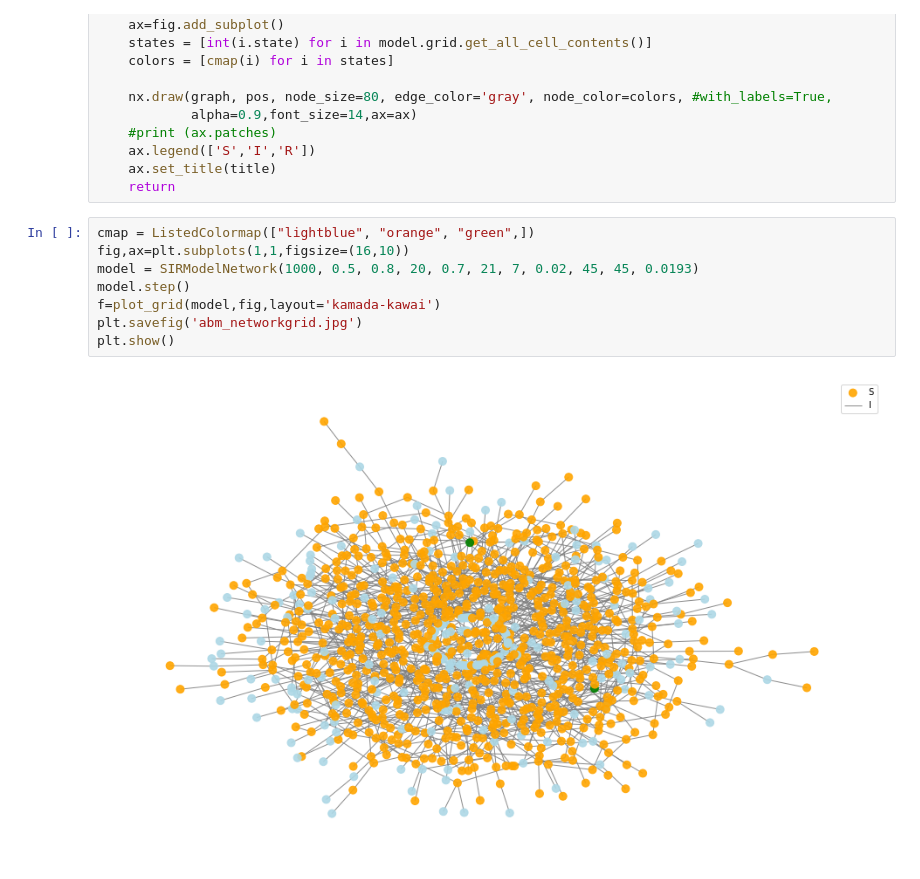
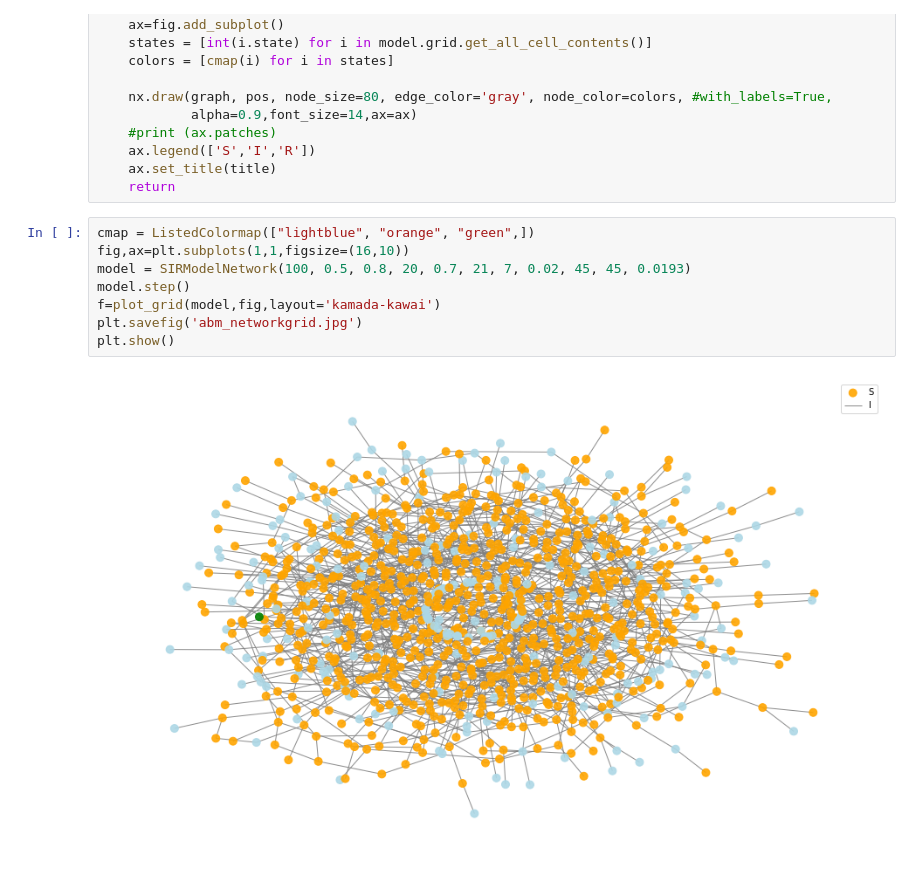
Before and after one commit to Lksman/TU_CMSS_Project, a Jupyter notebook: SIR_Model_AnalysisV2.ipynb, the cells around one changed output. Saved outputs shown, nothing was run; the diff lists cells and outputs as text.

Commit message:
N=100 visual clarity

```diff
--- a/SIR_Model_AnalysisV2.ipynb
+++ b/SIR_Model_AnalysisV2.ipynb
@@ -717,10 +718,10 @@ def plot_grid(model,fig,layout='spring',title=''):
 # %%
 cmap = ListedColormap(["lightblue", "orange", "green",])
 fig,ax=plt.subplots(1,1,figsize=(16,10))
-model = SIRModelNetwork(1000, 0.5, 0.8, 20, 0.7, 21, 7, 0.02, 45, 45, 0.0193)
+model = SIRModelNetwork(100, 0.5, 0.8, 20, 0.7, 21, 7, 0.02, 45, 45, 0.0193)
 model.step()
 f=plot_grid(model,fig,layout='kamada-kawai')
 plt.savefig('abm_networkgrid.jpg')
 plt.show()
 # %% [output]
-[figure, old version]
+[figure, new version]
```
Also changed, not shown: parts of 5 cells of this notebook, 1 other file.
